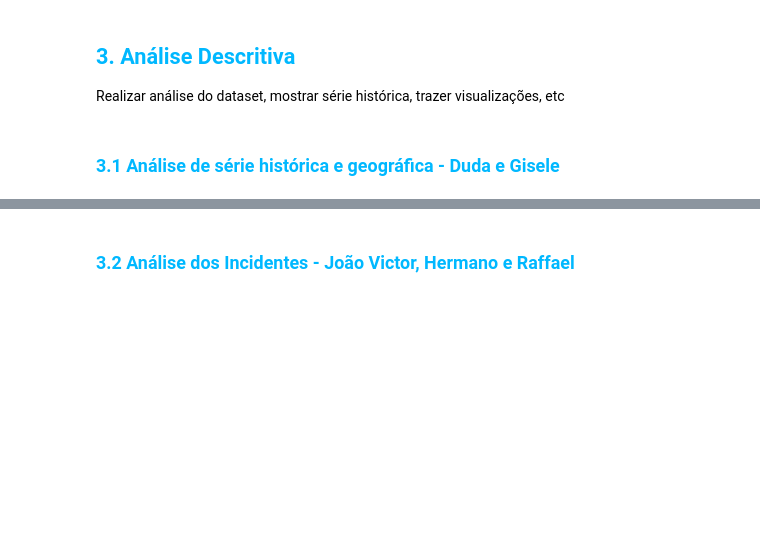
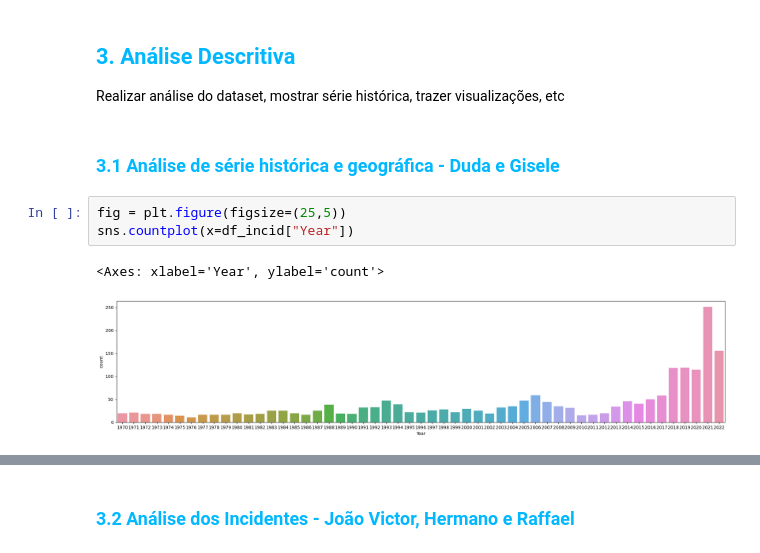
Before and after one commit to mariliabrito/gunviolence, a Jupyter notebook: Violência_Escolar.ipynb, the cells around one changed output, grey strips where cells are left out. Cells and saved outputs as stored; diff of their text form; blank space fills up the shorter version.

Commit message:
visualizações de série histórica e geográfica

```diff
--- a/Violência_Escolar.ipynb
+++ b/Violência_Escolar.ipynb
@@ -273,3 +282,9 @@ dtype: int64
 Realizar análise do dataset, mostrar série histórica, trazer visualizações, etc
 # %% [markdown]
 ### <font color ="#00b8ff">3.1 Análise de série histórica e geográfica - Duda e Gisele</font>
+# %%
+fig = plt.figure(figsize=(25,5))
+sns.countplot(x=df_incid["Year"])
+# %% [output]
+<Axes: xlabel='Year', ylabel='count'>
+[figure, added]
```
Also changed, not shown: parts of 7 cells of this notebook.
